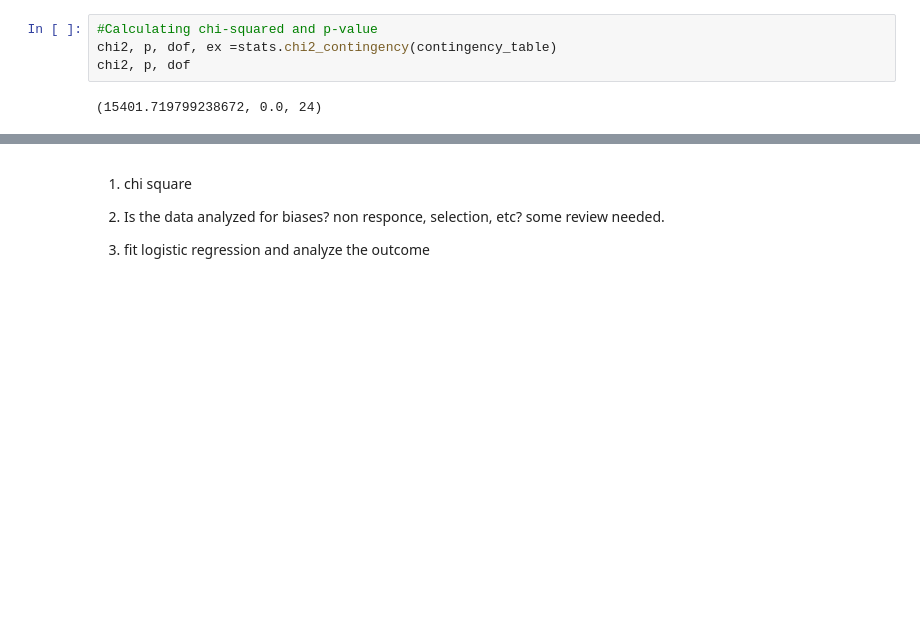
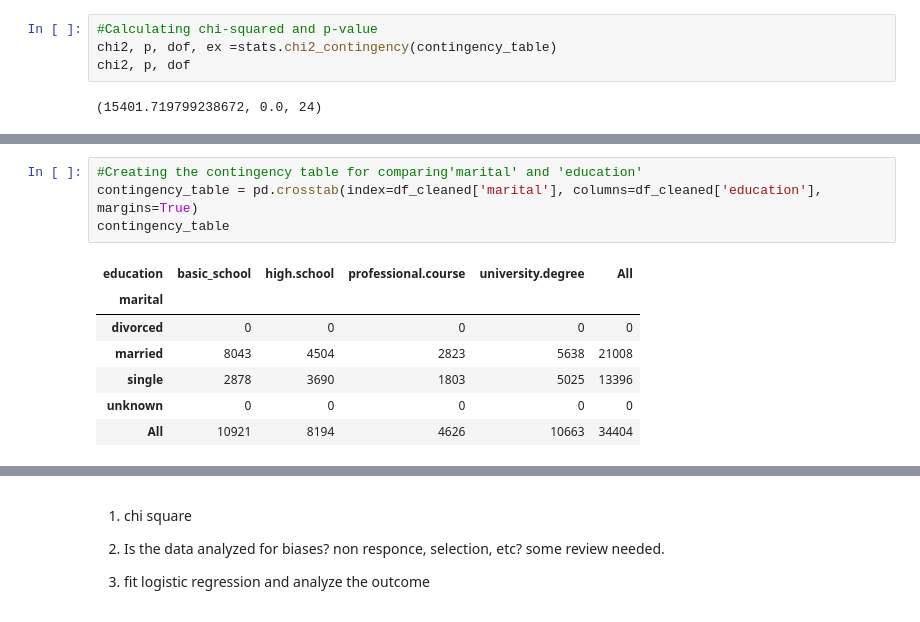
Before and after one commit to mamnunam/Springboard_Data_Science_track, a Jupyter notebook: Capstone_1/Capstone_project_1.ipynb, the cells around one changed output, grey strips where cells are left out. Cells and saved outputs as stored; diff of their text form; blank space fills up the shorter version.

```diff
--- a/Capstone_1/Capstone_project_1.ipynb
+++ b/Capstone_1/Capstone_project_1.ipynb
@@ -766,0 +843,12 @@ AttributeError: 'Series' object has no attribute 'counts'
+# %%
+#Creating the contingency table for comparing'marital' and 'education'
+contingency_table = pd.crosstab(index=df_cleaned['marital'], columns=df_cleaned['education'], margins=True)
+contingency_table
+# %% [output]
+| education | basic_school | high.school | professional.course | university.degree | All |
+| marital |  |  |  |  |  |
+| divorced | 0 | 0 | 0 | 0 | 0 |
+| married | 8043 | 4504 | 2823 | 5638 | 21008 |
+| single | 2878 | 3690 | 1803 | 5025 | 13396 |
+| unknown | 0 | 0 | 0 | 0 | 0 |
+| All | 10921 | 8194 | 4626 | 10663 | 34404 |
```
Also changed, not shown: parts of 27 cells of this notebook.
